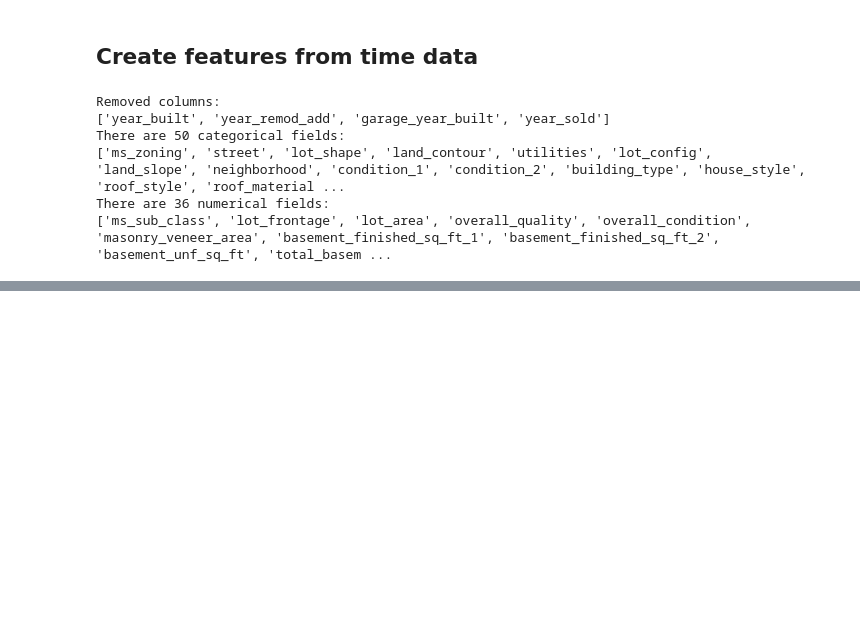
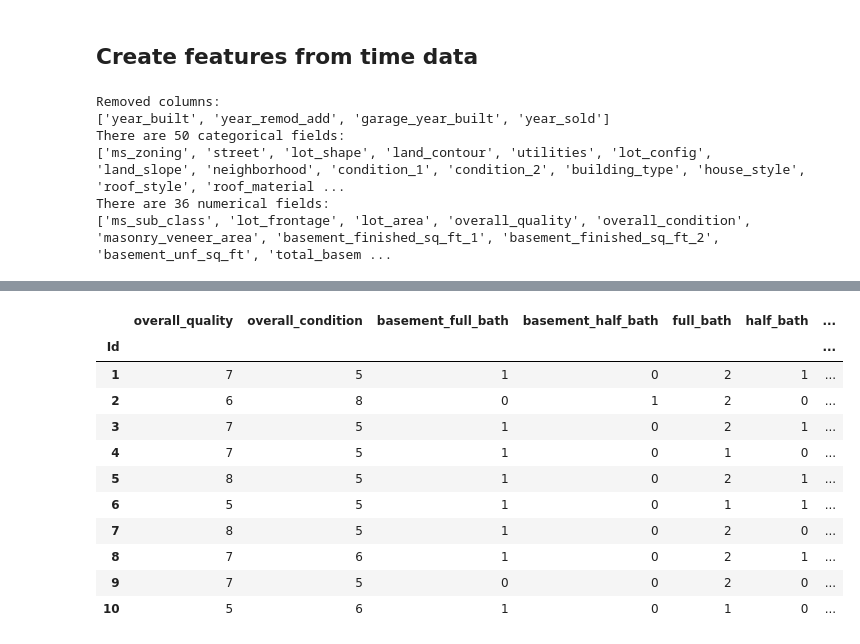
Before and after one commit to jeandsantos/deploying-housing-price-model, a Jupyter notebook: analysis.ipynb, the cells around one changed output, grey strips where cells are left out. Drawn from its saved outputs; the diff is of its cells as text; code cells hidden in the pictures; blank space fills up the shorter version.

```diff
--- a/analysis.ipynb
+++ b/analysis.ipynb
@@ -243,0 +254,17 @@ There are 36 numerical fields:
+# %%
+discrete_cols = [col for col in train.num_columns if len(train.df[col].unique()) < 20]
+
+train.df[discrete_cols].head(10)
+# %% [output]
+|  | overall_quality | overall_condition | basement_full_bath | basement_half_bath | full_bath | half_bath | ... |
+| Id |  |  |  |  |  |  | ... |
+| 1 | 7 | 5 | 1 | 0 | 2 | 1 | ... |
+| 2 | 6 | 8 | 0 | 1 | 2 | 0 | ... |
+| 3 | 7 | 5 | 1 | 0 | 2 | 1 | ... |
+| 4 | 7 | 5 | 1 | 0 | 1 | 0 | ... |
+| 5 | 8 | 5 | 1 | 0 | 2 | 1 | ... |
+| 6 | 5 | 5 | 1 | 0 | 1 | 1 | ... |
+| 7 | 8 | 5 | 1 | 0 | 2 | 0 | ... |
+| 8 | 7 | 6 | 1 | 0 | 2 | 1 | ... |
+| 9 | 7 | 5 | 0 | 0 | 2 | 0 | ... |
+| 10 | 5 | 6 | 1 | 0 | 1 | 0 | ... |
```
Also changed, not shown: parts of 8 cells of this notebook, 1 other file.
